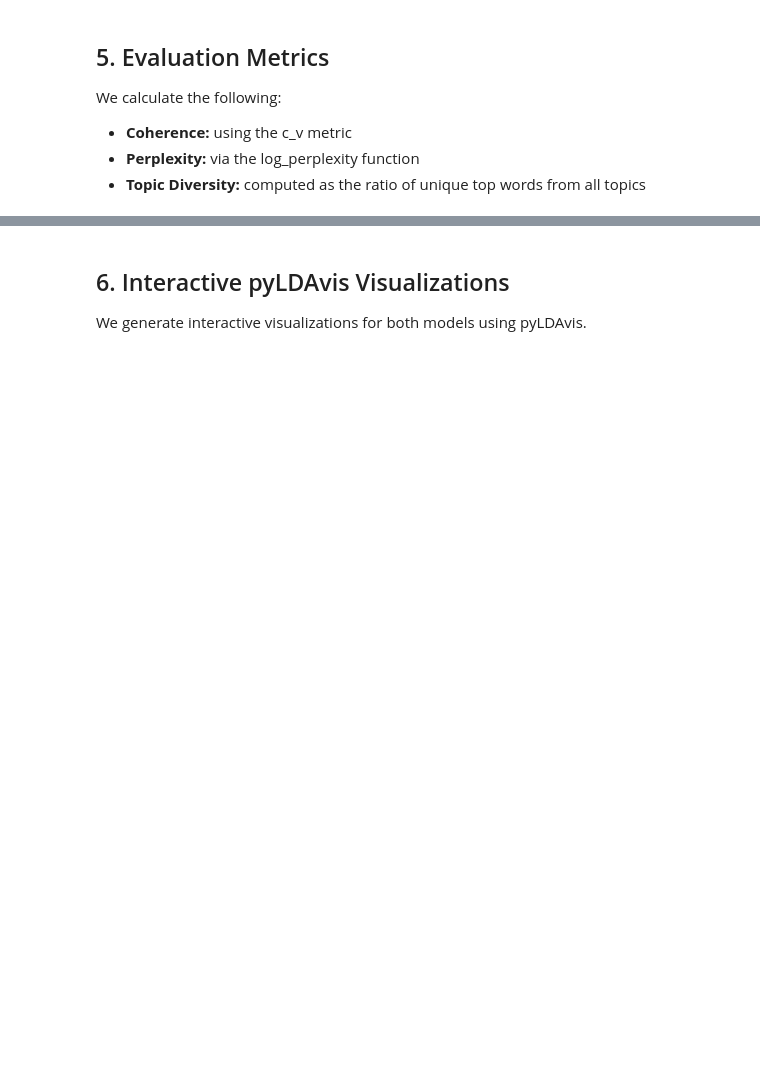
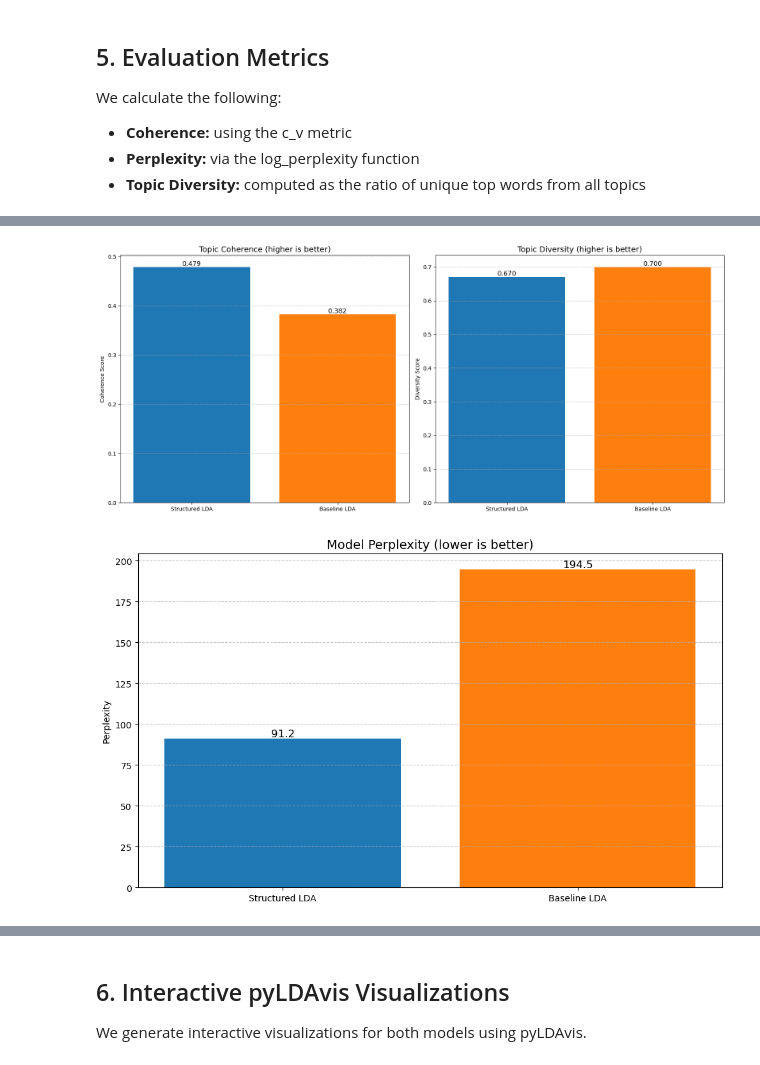
Before and after one commit to Sam-Mucyo/neuro140, a Jupyter notebook: project/experiments/comparative_analysis.ipynb, the cells around one changed output, grey strips where cells are left out. Saved outputs shown, nothing was run; the diff lists cells and outputs as text; code cells hidden in the pictures; blank space fills up the shorter version.

```diff
--- a/project/experiments/comparative_analysis.ipynb
+++ b/project/experiments/comparative_analysis.ipynb
@@ -236,3 +280,64 @@ Baseline           0.280290  207.168295             0.66
+# %%
+import matplotlib.pyplot as plt
+
+# Coherence & Diversity side‑by‑side
+fig, axes = plt.subplots(1, 2, figsize=(16, 7))
+
+for ax, metric_name in [
+    (axes[0], 'Coherence'),
+    (axes[1], 'Diversity'),
+]:
+    bars = ax.bar(
+        metrics['Approach'],
+        metrics[metric_name],
+        color=['#1f77b4', '#ff7f0e']
+    )
+
+    ax.set_title(f"Topic {metric_name} (higher is better)", fontsize=14)
+    ax.set_ylabel(f"{metric_name} Score")
+    ax.grid(axis='y', linestyle='--', alpha=0.7)
+
+    # optional value labels
+    for bar in bars:
+        h = bar.get_height()
+        ax.text(
+            bar.get_x() + bar.get_width() / 2,
+            h,
+            f"{h:.3f}",
+            ha='center', va='bottom', fontsize=12
+        )
+
+plt.tight_layout()
+plt.show()
+
+# Perplexity on its own
+fig, ax = plt.subplots(figsize=(10, 6))
+
+bars = ax.bar(
+    metrics['Approach'],
+    metrics['Perplexity'],
+    color=['#1f77b4', '#ff7f0e']
+)
+
+ax.set_title('Model Perplexity (lower is better)', fontsize=14)
+ax.set_ylabel('Perplexity')
+ax.grid(axis='y', linestyle='--', alpha=0.7)
+
+# optional value labels
+for bar in bars:
+    h = bar.get_height()
+    ax.text(
+        bar.get_x() + bar.get_width() / 2,
+        h,
+        f"{h:.1f}",
+        ha='center', va='bottom', fontsize=12
+    )
+
+plt.tight_layout()
+plt.show()
+# %% [output]
+[figure, added]
+[figure, added]
 # %% [markdown]
 ### Observations:
 
```
Also changed, not shown: parts of 16 cells of this notebook.
